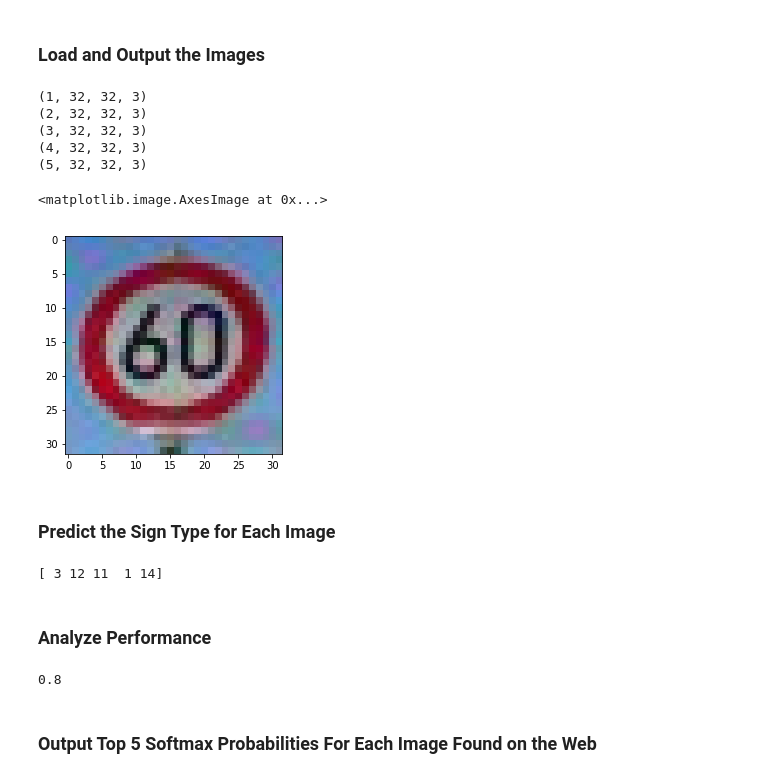
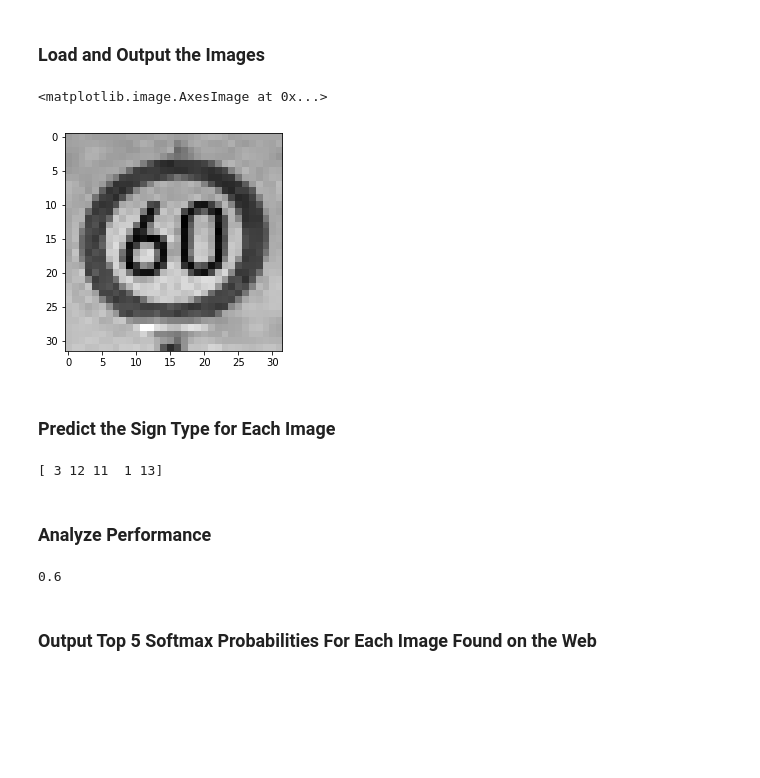
Before and after one commit to isharaka/CarND-Traffic-Sign-Classifier-Project, a Jupyter notebook: Traffic_Sign_Classifier.ipynb, the cells around one changed output. Cells and saved outputs as stored; diff of their text form; code cells hidden in the pictures; blank space fills up the shorter version.

Commit message:
Grayscale preprocessing and data visualization

```diff
--- a/Traffic_Sign_Classifier.ipynb
+++ b/Traffic_Sign_Classifier.ipynb
@@ -134,0 +166,25 @@ Use the code cell (or multiple code cells, if necessary) to implement the first
+# %%
+### Preprocess the data here. Preprocessing steps could include normalization, converting to grayscale, etc.
+### Feel free to use as many code cells as needed.
+import matplotlib.pyplot as plt
+
+# Visualizations will be shown in the notebook.
+%matplotlib inline
+
+import random
+
+
+index = random.randint(0, len(X_train))
+image = X_train[index].squeeze()
+
+plt.figure(figsize=(1,1))
+plt.imshow(image)
+print(y_train[index])
+
+#X_train = ( X_train - 128 )
+#X_valid = ( X_valid - 128 )
+#X_test = ( X_test - 128 )
+
+X_train = np.mean(X_train, axis=3, keepdims=True)
+X_valid = np.mean(X_valid, axis=3, keepdims=True)
+X_test = np.mean(X_test, axis=3, keepdims=True)
@@ -141,7 +200,7 @@ Use the code cell (or multiple code cells, if necessary) to implement the first
 import tensorflow as tf
 
 EPOCHS = 10
-BATCH_SIZE = 64
+BATCH_SIZE = 128
 
 MU = 0
 SIGMA = 0.1
@@ -149,7 +208,7 @@ SIGMA = 0.1
 LEARN_RATE = 0.001
 # %%
 # Placeholders for features and labels
-x = tf.placeholder(tf.float32, (None, 32, 32, 3))
+x = tf.placeholder(tf.float32, (None, 32, 32, 1))
 y = tf.placeholder(tf.int32, (None))
 one_hot_y = tf.one_hot(y, 43)
 # %%
@@ -159,7 +218,7 @@ from tensorflow.contrib.layers import flatten
 
 
 # Layer 1: Convolutional. Input = 32x32x3. Output = 28x28x6.
-conv1_W = tf.Variable(tf.truncated_normal(shape=(5, 5, 3, 6), mean = MU, stddev = SIGMA))
+conv1_W = tf.Variable(tf.truncated_normal(shape=(5, 5, 1, 6), mean = MU, stddev = SIGMA))
 conv1_b = tf.Variable(tf.zeros(6))
 conv1   = tf.nn.conv2d(x, conv1_W, strides=[1, 1, 1, 1], padding='VALID') + conv1_b
 
@@ -301,41 +360,38 @@ You may find `signnames.csv` useful as it contains mappings from the class id (i
 # %%
 ### Load the images and plot them here.
 ### Feel free to use as many code cells as needed.
 import matplotlib.image as mpimg
 import matplotlib.pyplot as plt
 
 files_web = ['web/web1_.jpeg','web/web2_.jpeg','web/web3_.jpeg','web/web4_.jpeg','web/web5_.jpeg']
 y_web = [3,12,11,2,14]
 
 #image1 = mpimg.imread(files[0])
 #image2 = mpimg.imread(files[0])
 
 x_web = None
 
 for i in range(len(files_web)):
     image = mpimg.imread(files_web[i])
+    image = np.mean(image, axis=2, keepdims=True)
+
+    imshape = (1,)+image.shape
 
     if x_web == None:
-        x_web = image.reshape(1,32,32,3)
+        x_web = image.reshape(imshape)
     else:
-        x_web = np.concatenate((x_web, image.reshape(1,32,32,3)), axis=0)
+        x_web = np.concatenate((x_web, image.reshape(imshape)), axis=0)
 
-    print (x_web.shape)
 
 #print (image1.shape)
 #x_web = image1.reshape(1,32,32,3)
 #print (x_web.shape)
 #x_web = np.concatenate((x_web, image2.reshape(1,32,32,3)), axis=0)
 
-plt.imshow(x_web[0])
+plt.imshow(x_web[0].squeeze(), cmap="gray")
 # %% [output]
-(1, 32, 32, 3)
-(2, 32, 32, 3)
-(3, 32, 32, 3)
-(4, 32, 32, 3)
-(5, 32, 32, 3)
+<matplotlib.image.AxesImage at 0x...>
-<matplotlib.image.AxesImage at 0x...>
-[figure, old version]
+[figure, new version]
 # %% [markdown]
 ### Predict the Sign Type for Each Image
 # %%
@@ -349,7 +405,7 @@ with tf.Session() as sess:
     prediction = sess.run(tf.argmax(logits, 1),feed_dict={x: x_web, y: y_web})
     print (prediction)
 # %% [output]
-[ 3 12 11  1 14]
+[ 3 12 11  1 13]
 # %% [markdown]
 ### Analyze Performance
 # %%
@@ -361,7 +417,7 @@ with tf.Session() as sess:
     accuracy = sess.run(accuracy_operation,feed_dict={x: x_web, y: y_web})
     print (accuracy)
 # %% [output]
-0.8
+0.6
 # %% [markdown]
 ### Output Top 5 Softmax Probabilities For Each Image Found on the Web
 # %% [markdown]
```
Also changed, not shown: parts of 9 cells of this notebook.
